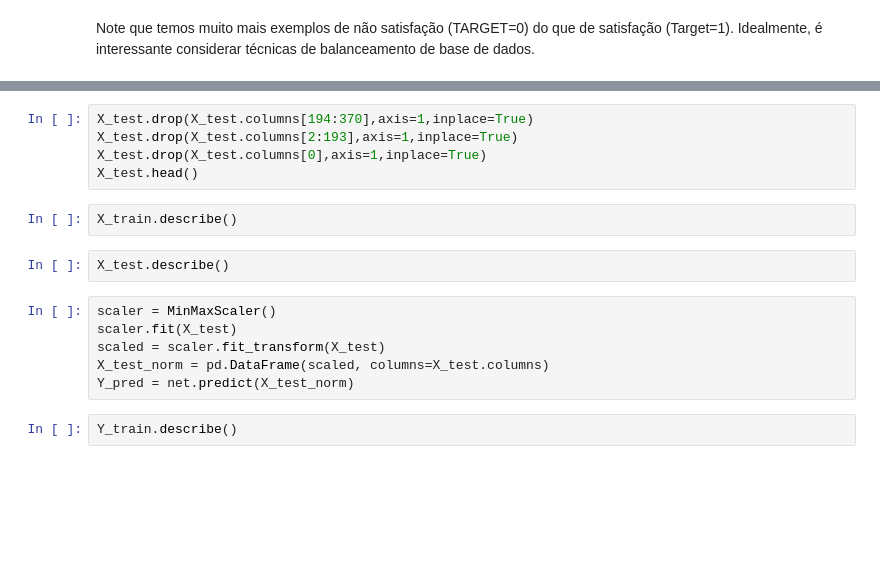
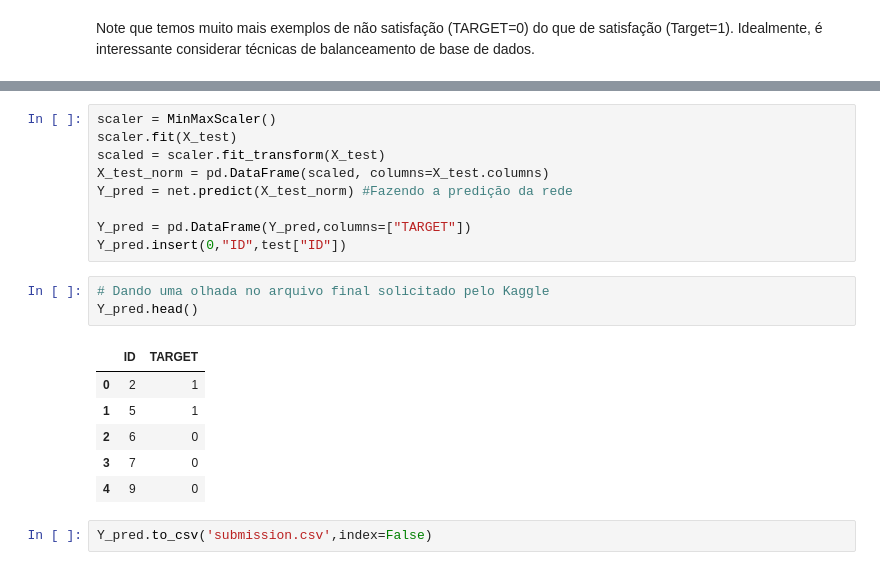
Before and after one commit to Daniell-Dantas/santander-customer-satisfaction-kaggle, a Jupyter notebook: dl-proj1-santander.ipynb, the cells around one changed output, grey strips where cells are left out. Saved outputs shown, nothing was run; the diff lists cells and outputs as text; blank space fills up the shorter version.

Commit message:
Kaggle Notebook | DL_Proj1_Santander | Version 14

```diff
--- a/dl-proj1-santander.ipynb
+++ b/dl-proj1-santander.ipynb
@@ -300,17 +293,21 @@ X_test.head()
-# %%
-X_test.drop(X_test.columns[194:370],axis=1,inplace=True)
-X_test.drop(X_test.columns[2:193],axis=1,inplace=True)
-X_test.drop(X_test.columns[0],axis=1,inplace=True)
-X_test.head()
-# %%
-X_train.describe()
-# %%
-X_test.describe()
 # %%
 scaler = MinMaxScaler()
 scaler.fit(X_test)
 scaled = scaler.fit_transform(X_test)
 X_test_norm = pd.DataFrame(scaled, columns=X_test.columns)
-Y_pred = net.predict(X_test_norm)
+Y_pred = net.predict(X_test_norm) #Fazendo a predição da rede
+
+Y_pred = pd.DataFrame(Y_pred,columns=["TARGET"])
+Y_pred.insert(0,"ID",test["ID"])
-# %%
-Y_train.describe()
+# %%
+# Dando uma olhada no arquivo final solicitado pelo Kaggle
+Y_pred.head()
+# %% [output]
+|  | ID | TARGET |
+| 0 | 2 | 1 |
+| 1 | 5 | 1 |
+| 2 | 6 | 0 |
+| 3 | 7 | 0 |
+| 4 | 9 | 0 |
+# %%
+Y_pred.to_csv('submission.csv',index=False)
```
Also changed, not shown: parts of 16 cells of this notebook.
